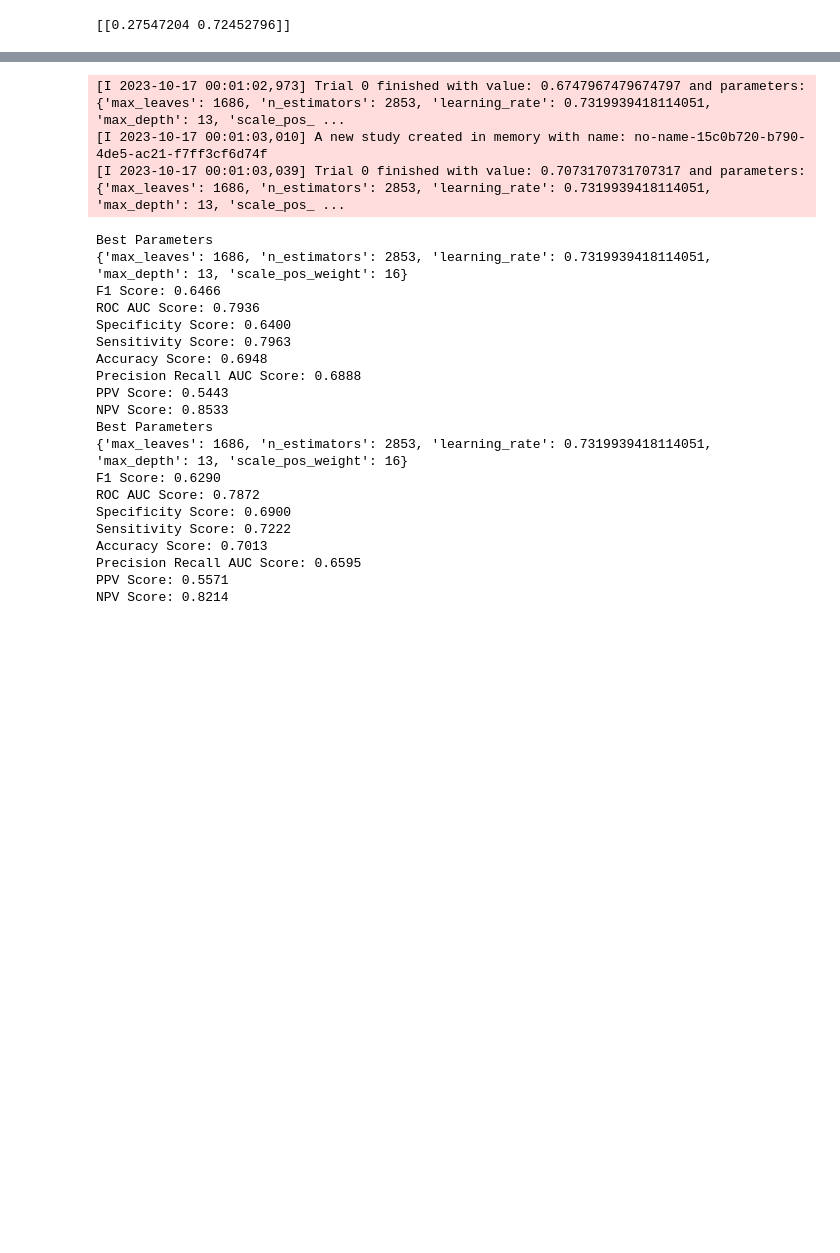
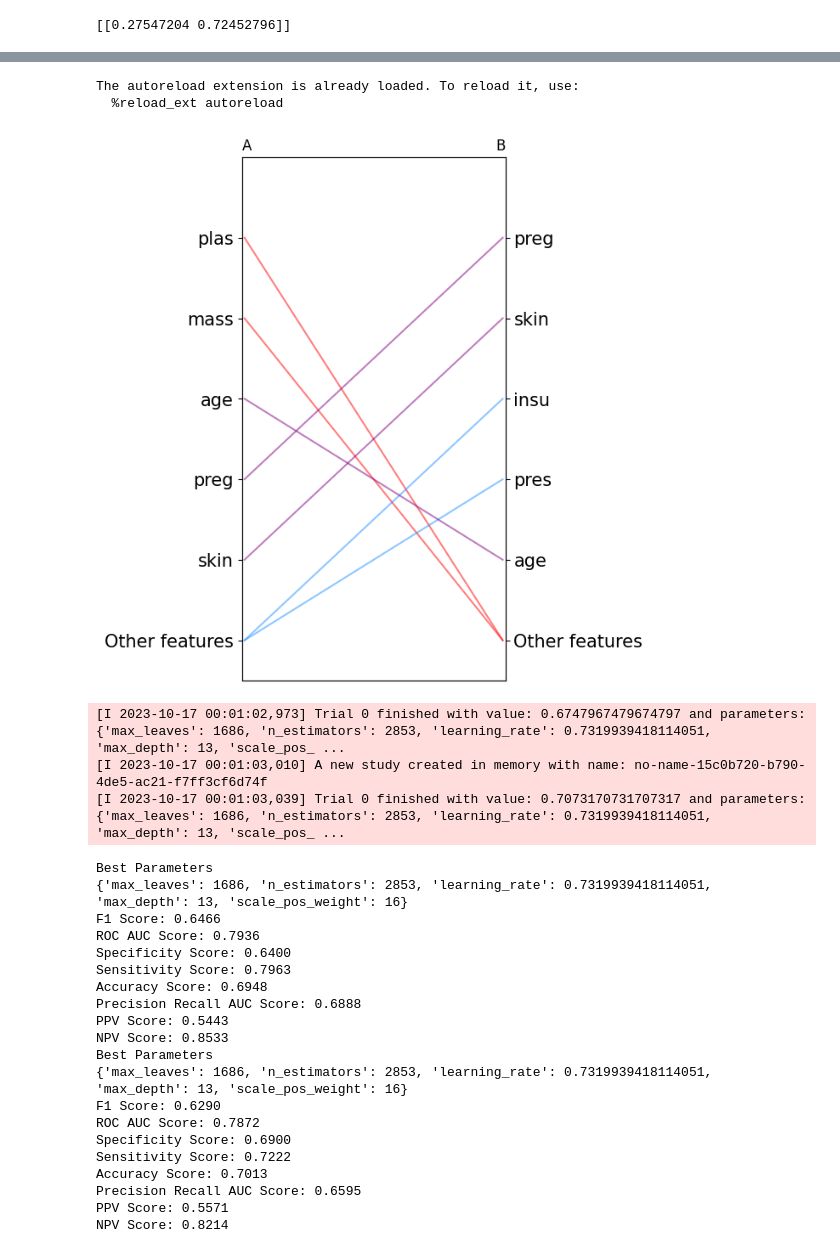
Before and after one commit to Alcoholrithm/RIAS, a Jupyter notebook: example.ipynb, the cells around one changed output, grey strips where cells are left out. Cells and saved outputs as stored; diff of their text form; code cells hidden in the pictures; blank space fills up the shorter version.

Commit message:
Add visualization.py and update save_rias function of RIAS

```diff
--- a/example.ipynb
+++ b/example.ipynb
@@ -222,5 +230,19 @@ rias.calculate_feature_importance()
 0 attributes confirmed unimportant: []
 1 tentative attributes remains: ['pres']
+# %%
+import random
+B = rias.feature_importances.copy()
+random.shuffle(B.Features)
+# %%
+%load_ext autoreload
+%autoreload 2
+from src.visualization import difference_between_important_features
+
+difference_between_important_features(rias.feature_importances, B, 'A', 'B', top_k=5)
+# %% [output]
+The autoreload extension is already loaded. To reload it, use:
+  %reload_ext autoreload
+[figure, added]
 # %%
 rias.report_recursive_feature_elimination(X_test, y_test, DiabetesEvalMetric())
 # %% [output]
```
Also changed, not shown: parts of 2 cells of this notebook, 2 other files.
